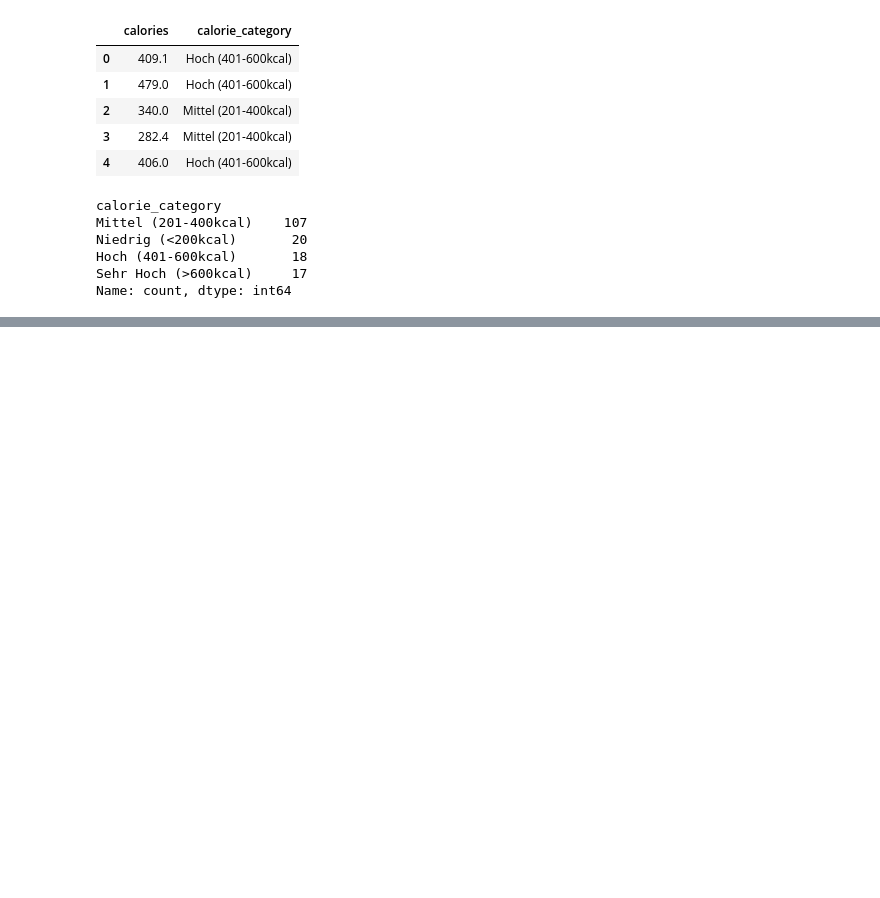
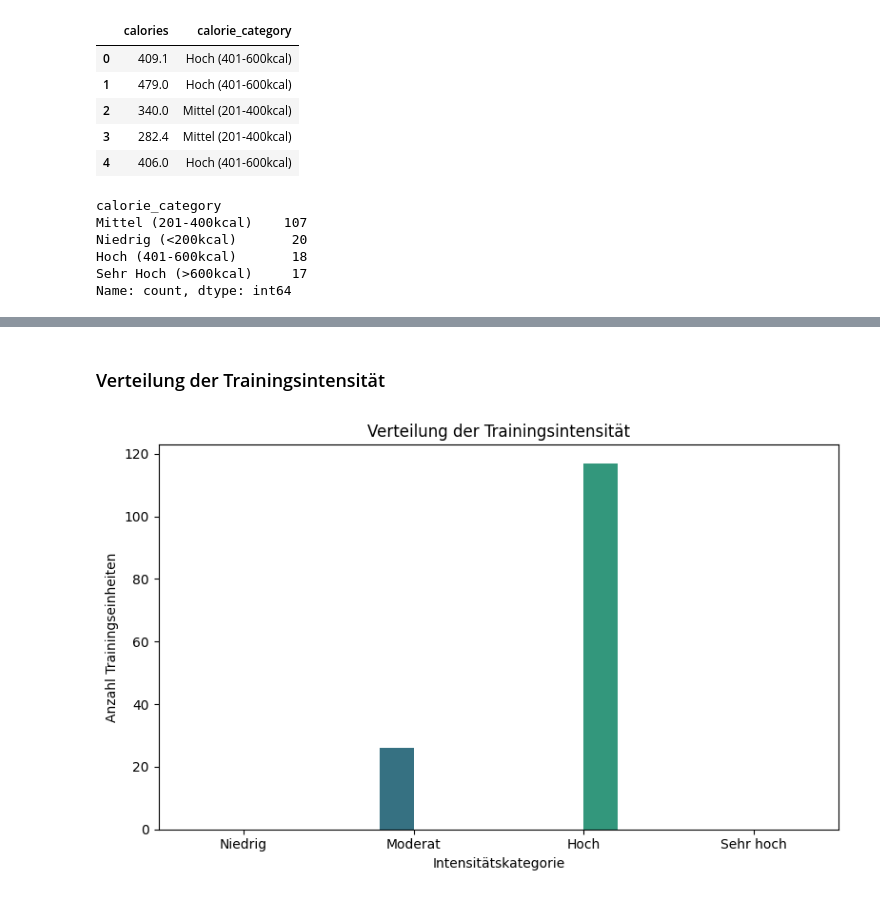
Before and after one commit to MarkDetki/Fitness-exercise, a Jupyter notebook: notebooks/feature engineering/feature engineering.ipynb, the cells around one changed output, grey strips where cells are left out. Cells and saved outputs as stored; diff of their text form; code cells hidden in the pictures; blank space fills up the shorter version.

```diff
--- a/notebooks/feature engineering/feature engineering.ipynb
+++ b/notebooks/feature engineering/feature engineering.ipynb
@@ -181,0 +325,21 @@ Name: count, dtype: int64
+# %% [markdown]
+### Verteilung der Trainingsintensität
+# %%
+plt.figure(figsize=(8, 5))
+
+sns.countplot(
+    data=df,
+    x="intensity_category",
+    hue="intensity_category",
+    palette="viridis",
+    legend=False,
+    order=["Niedrig", "Moderat", "Hoch", "Sehr hoch"]
+)
+
+plt.title("Verteilung der Trainingsintensität")
+plt.xlabel("Intensitätskategorie")
+plt.ylabel("Anzahl Trainingseinheiten")
+plt.tight_layout()
+plt.show()
+# %% [output]
+[figure, added]
```
Also changed, not shown: parts of 16 cells of this notebook, 1 other file.
